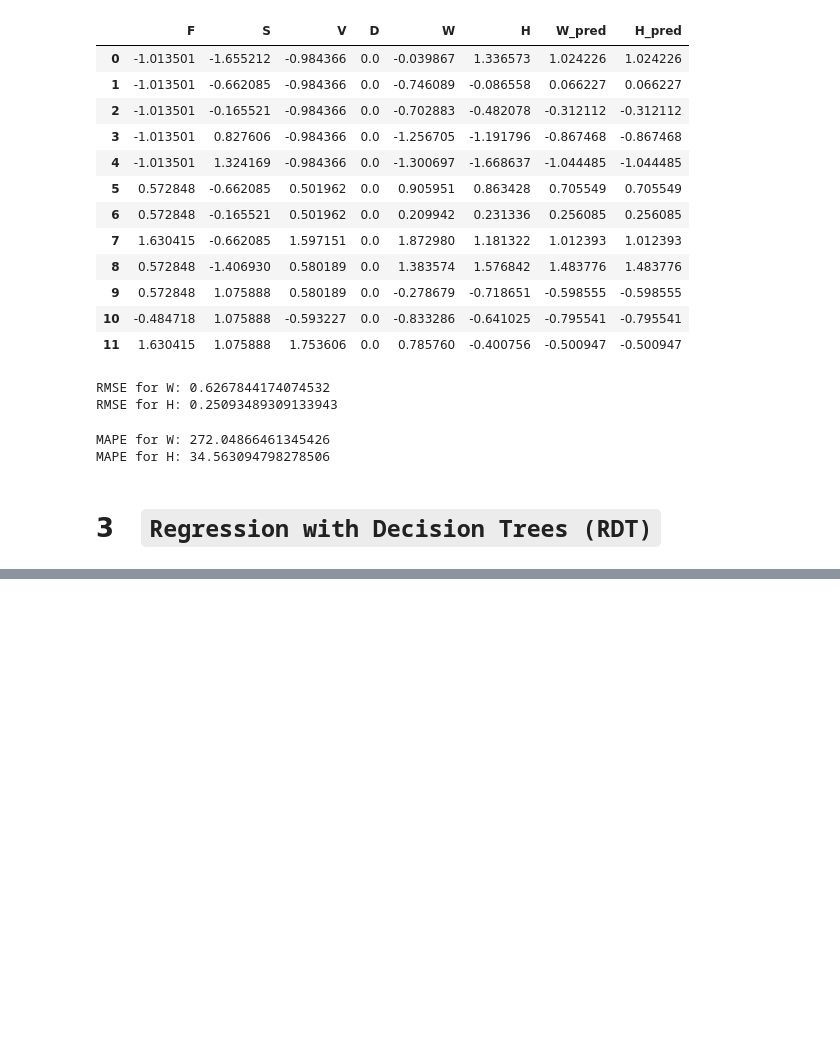
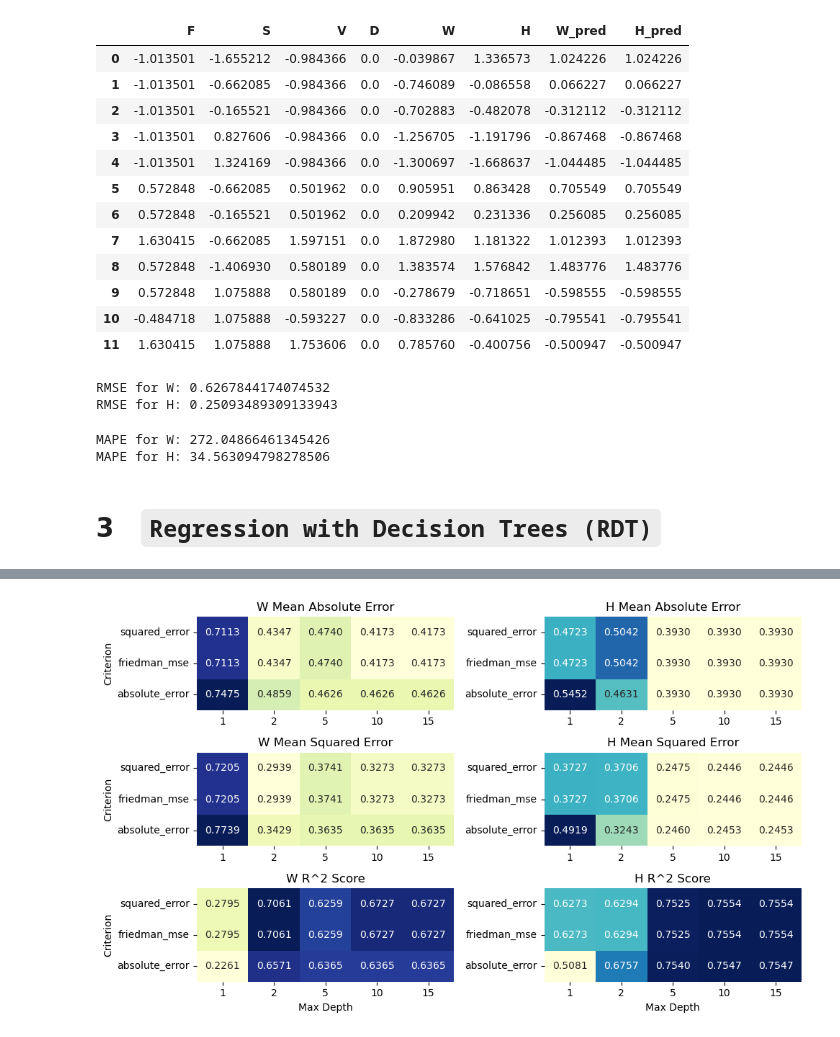
Before and after one commit to sokosaa/Machine-Learning-in-Mechanical-Engineering, a Jupyter notebook: HW3/HW3.ipynb, the cells around one changed output, grey strips where cells are left out. Drawn from its saved outputs; the diff is of its cells as text; code cells hidden in the pictures; blank space fills up the shorter version.

```diff
--- a/HW3/HW3.ipynb
+++ b/HW3/HW3.ipynb
@@ -42,8 +42,8 @@ dependent variables / response:
 - **W** = **Width** of Bead (mm)
 - **H** = **Height** of Bead (mm)
 # %%
-independant_vars = ['F','S','V','D']
-dependant_vars = ['W','H']
+independent_vars = ['F','S','V','D']
+dependent_vars = ['W','H']
 # %%
 df_all_raw.info()
 # %% [output]
@@ -306,17 +306,17 @@ MSDR = LinearRegression() # MSDR = Multivariable Second-Degree Regression
 MSDR_model = make_pipeline(MSDR_poly, MSDR)
 
 # feature names for 2nd degree polynomial
-feature_names = independant_vars + ['F^2','S^2','V^2','D^2'] + ['F*S', 'F*V', 'F*D','S*V', 'S*D', 'V*D']
+feature_names = independent_vars + ['F^2','S^2','V^2','D^2'] + ['F*S', 'F*V', 'F*D','S*V', 'S*D', 'V*D']
 
 
 two_models = []
 # Fit the model separately for W and H
-for dependant_var in dependant_vars: # 'W' will be first index in model list, 'H' second index
+for dependant_var in dependent_vars: # 'W' will be first index in model list, 'H' second index
 
-    X_train= df_train[independant_vars]
+    X_train= df_train[independent_vars]
     y_train = df_train[dependant_var]
 
-    X_test = df_test[independant_vars]
+    X_test = df_test[independent_vars]
     y_test = df_test[dependant_var]
 
     MSDR_model.fit(X_train, y_train)
@@ -365,8 +365,8 @@ df_test.head() # bead_geometry_gmaw_test data standerdized from data exploration
 | 3 | -1.013501 | 0.827606 | -0.984366 | 0.0 | -1.256705 | -1.191796 |
 | 4 | -1.013501 | 1.324169 | -0.984366 | 0.0 | -1.300697 | -1.668637 |
 # %%
-df_test['W_pred'] = two_models[0].predict(df_test[independant_vars])
-df_test['H_pred'] = two_models[1].predict(df_test[independant_vars])
+df_test['W_pred'] = two_models[0].predict(df_test[independent_vars])
+df_test['H_pred'] = two_models[1].predict(df_test[independent_vars])
 df_test
 # %% [output]
 |  | F | S | V | D | W | H | W_pred | H_pred |
@@ -420,0 +413,74 @@ MAPE for H: 34.563094798278506
+# %%
+from sklearn.tree import DecisionTreeRegressor
+from sklearn.metrics import mean_absolute_error, mean_squared_error, r2_score
+
+crits = ['squared_error', 'friedman_mse', 'absolute_error']
+depths = [1, 2, 5, 10, 15]
+
+# Initialize dataframes
+W_mae = pd.DataFrame(index=crits, columns=depths)
+H_mae = pd.DataFrame(index=crits, columns=depths)
+W_mse = pd.DataFrame(index=crits, columns=depths)
+H_mse = pd.DataFrame(index=crits, columns=depths)
+W_r2 = pd.DataFrame(index=crits, columns=depths)
+H_r2 = pd.DataFrame(index=crits, columns=depths)
+
+for crit in crits:
+    for depth in depths:
+
+        rdt_W = DecisionTreeRegressor(max_depth=depth, criterion=crit, random_state=42)
+        rdt_H = DecisionTreeRegressor(max_depth=depth, criterion=crit, random_state=42)
+
+        # split data into training and testing sets
+        X_train = df_train[independent_vars]
+        X_test = df_test[independent_vars]
+        y_train_W = df_train['W']
+        y_test_W = df_test['W']
+        y_train_H = df_train['H']
+        y_test_H = df_test['H']
+
+        # fit grid
+        rdt_W.fit(X_train, y_train_W)
+        rdt_H.fit(X_train, y_train_H)
+
+        # make predictions
+        y_pred_W = rdt_W.predict(X_test)
+        y_pred_H = rdt_H.predict(X_test)
+
+        # calculate and store metrics
+        W_mae.loc[crit, depth] = mean_absolute_error(y_test_W, y_pred_W)
+        H_mae.loc[crit, depth] = mean_absolute_error(y_test_H, y_pred_H)
+        W_mse.loc[crit, depth] = mean_squared_error(y_test_W, y_pred_W)
+        H_mse.loc[crit, depth] = mean_squared_error(y_test_H, y_pred_H)
+        W_r2.loc[crit, depth] = r2_score(y_test_W, y_pred_W)
+        H_r2.loc[crit, depth] = r2_score(y_test_H, y_pred_H)
+
+# plot heatmaps
+fig, axes = plt.subplots(3, 2, figsize=(10, 6))
+sns.heatmap(W_mae.astype(float), annot=True, cmap='YlGnBu', fmt='.4f', ax=axes[0,0], cbar=False)
+axes[0,0].set_title('W Mean Absolute Error')
+axes[0,0].set_ylabel('Criterion')
+
+sns.heatmap(H_mae.astype(float), annot=True, cmap='YlGnBu', fmt='.4f', ax=axes[0,1], cbar=False)
+axes[0,1].set_title('H Mean Absolute Error')
+
+sns.heatmap(W_mse.astype(float), annot=True, cmap='YlGnBu', fmt='.4f', ax=axes[1,0], cbar=False)
+axes[1,0].set_title('W Mean Squared Error')
+axes[1,0].set_ylabel('Criterion')
+
+sns.heatmap(H_mse.astype(float), annot=True, cmap='YlGnBu', fmt='.4f', ax=axes[1,1], cbar=False)
+axes[1,1].set_title('H Mean Squared Error')
+
+sns.heatmap(W_r2.astype(float), annot=True, cmap='YlGnBu', fmt='.4f', ax=axes[2,0], cbar=False)
+axes[2,0].set_title('W R^2 Score')
+axes[2,0].set_ylabel('Criterion')
+axes[2,0].set_xlabel('Max Depth')
+
+sns.heatmap(H_r2.astype(float), annot=True, cmap='YlGnBu', fmt='.4f', ax=axes[2,1], cbar=False)
+axes[2,1].set_title('H R^2 Score')
+axes[2,1].set_xlabel('Max Depth')
+
+plt.tight_layout()
+plt.show()
+# %% [output]
+[figure, added]
```
Also changed, not shown: parts of 17 cells of this notebook, 1 other file.
